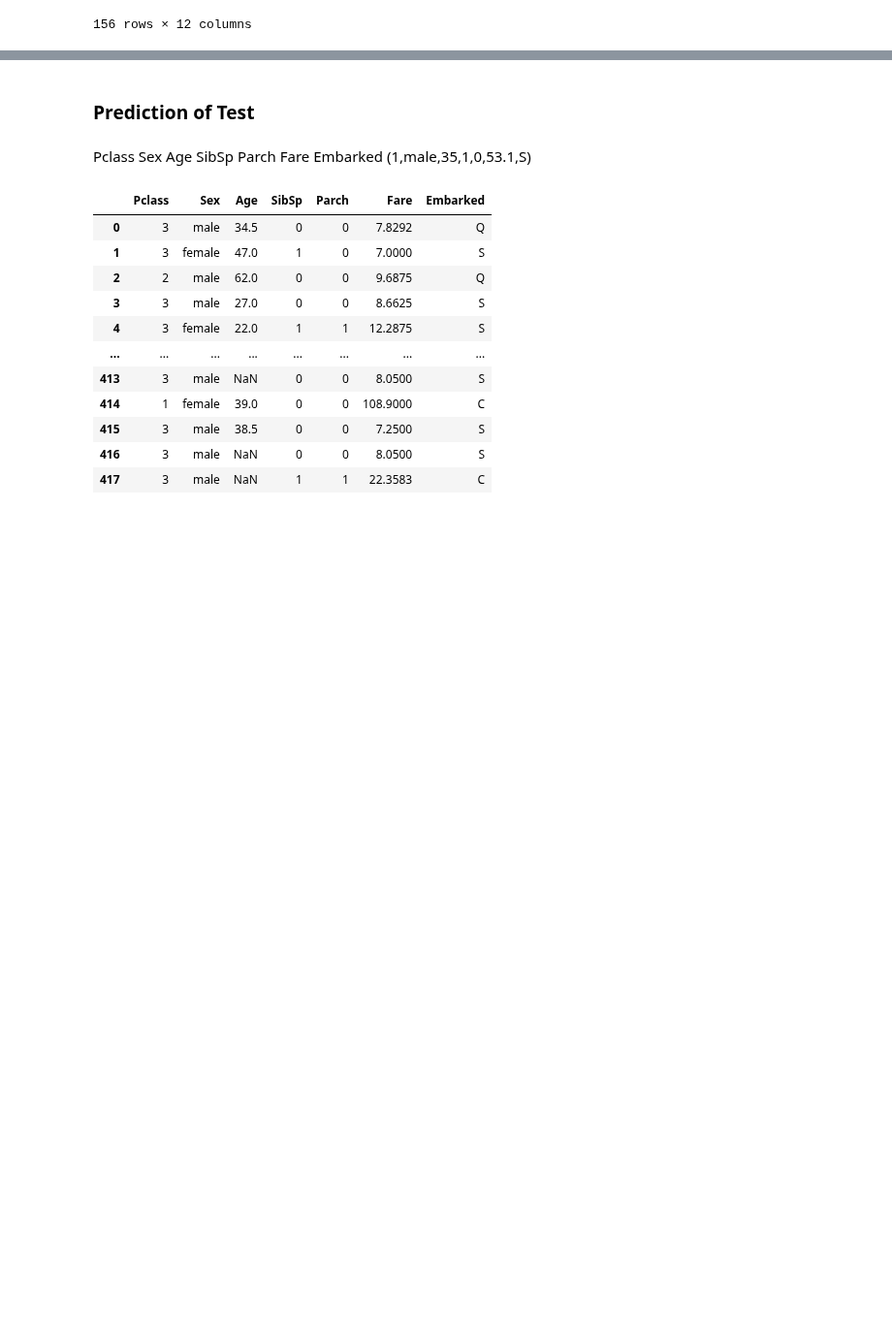
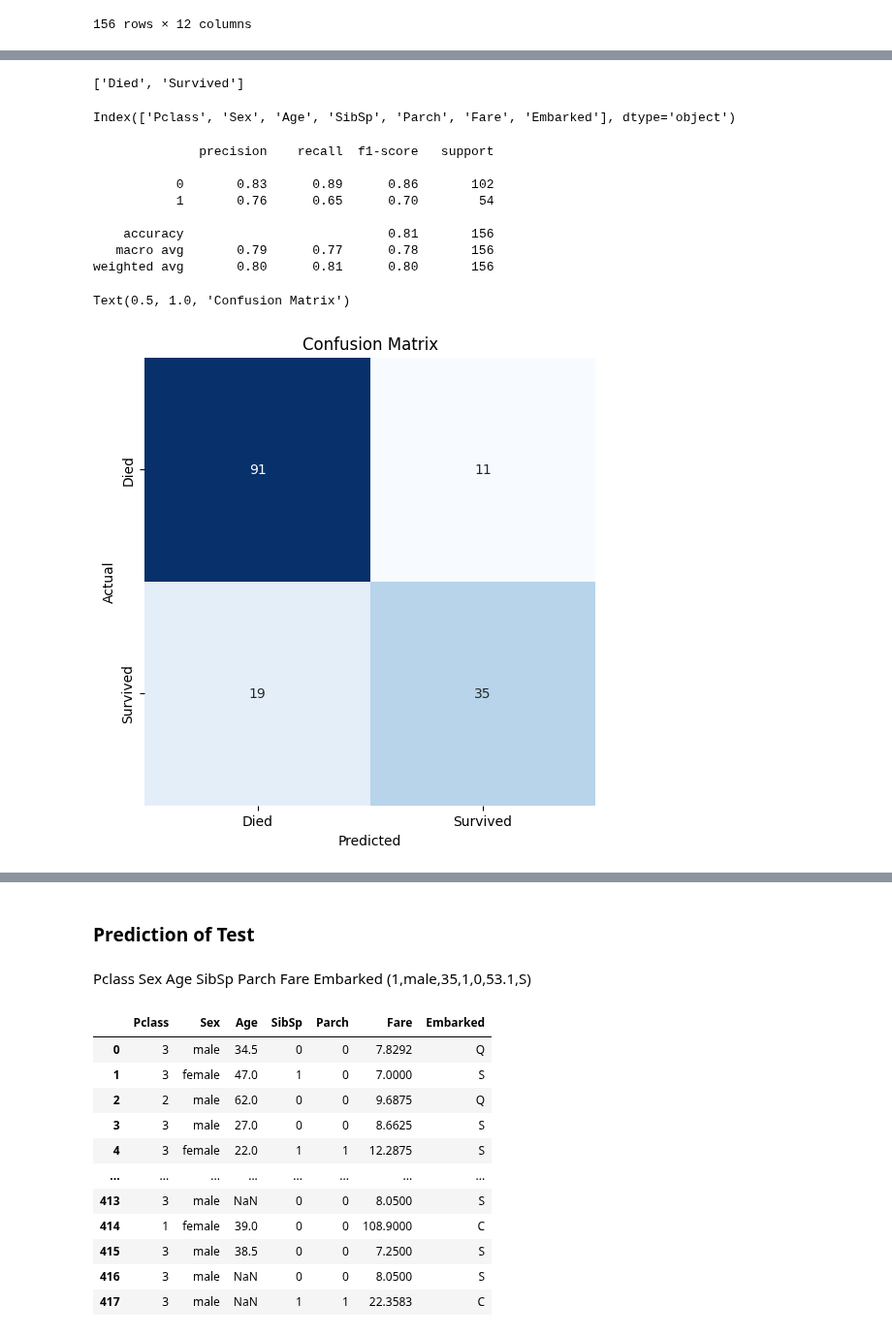
Before and after one commit to Frenz86/machine-learning-course, a Jupyter notebook: python/Lez12/3Titanic_pipe.ipynb, the cells around one changed output, grey strips where cells are left out. Shown at 97% size. Cells and saved outputs as stored; diff of their text form; code cells hidden in the pictures; blank space fills up the shorter version.

```diff
--- a/python/Lez12/3Titanic_pipe.ipynb
+++ b/python/Lez12/3Titanic_pipe.ipynb
@@ -65 +65,61 @@ Name: Survived, Length: 156, dtype: int64
+# %%
+labels = ['Died','Survived']
+labels
+# %% [output]
+['Died', 'Survived']
+# %%
+X.columns
+# %% [output]
+Index(['Pclass', 'Sex', 'Age', 'SibSp', 'Parch', 'Fare', 'Embarked'], dtype='object')
+# %%
+columns_to_ohe = ['Sex', 'Embarked']
+
+OHE = ColumnTransformer([('ohe', OneHotEncoder(handle_unknown='ignore'),columns_to_ohe )],
+                        remainder='passthrough',  # Keep other columns unchanged
+                        )
+
+scaler = StandardScaler()
+
+classifier = RandomForestClassifier(bootstrap=True,
+                                    max_depth=80,
+                                    max_features=2,
+                                    min_samples_leaf=3,
+                                    min_samples_split=8,
+                                    n_estimators=100,
+                                    )
+#classifier = LogistiRegression()
+# %%
+model_pipe = Pipeline([
+                        ('Preprocessing features', OHE),
+                        ('Scaling and standardize data', scaler),
+                        ('Classifier', classifier)
+                        ])
+# %%
+from sklearn.model_selection import cross_val_predict, StratifiedKFold
+from sklearn.metrics import classification_report,confusion_matrix
+
+cv = StratifiedKFold(n_splits=5, shuffle=True, random_state=667)
+y_pred = cross_val_predict(model_pipe, X, y, cv=cv)
+
+report = classification_report(y, y_pred)
+print(report)
+
+conf_matrix = confusion_matrix(y, y_pred)
+
+plt.figure(figsize=(6, 6))
+sns.heatmap(conf_matrix, annot=True, fmt='d', cmap='Blues', xticklabels=labels, yticklabels=labels, cbar=False)
+plt.xlabel('Predicted')
+plt.ylabel('Actual')
+plt.title('Confusion Matrix')
+# %% [output]
+              precision    recall  f1-score   support
+
+           0       0.83      0.89      0.86       102
+           1       0.76      0.65      0.70        54
+
+    accuracy                           0.81       156
+   macro avg       0.79      0.77      0.78       156
+weighted avg       0.80      0.81      0.80       156
+Text(0.5, 1.0, 'Confusion Matrix')
+[figure, added]
 # %% [markdown]
```
Also changed, not shown: parts of 36 cells of this notebook, 1 other file.
